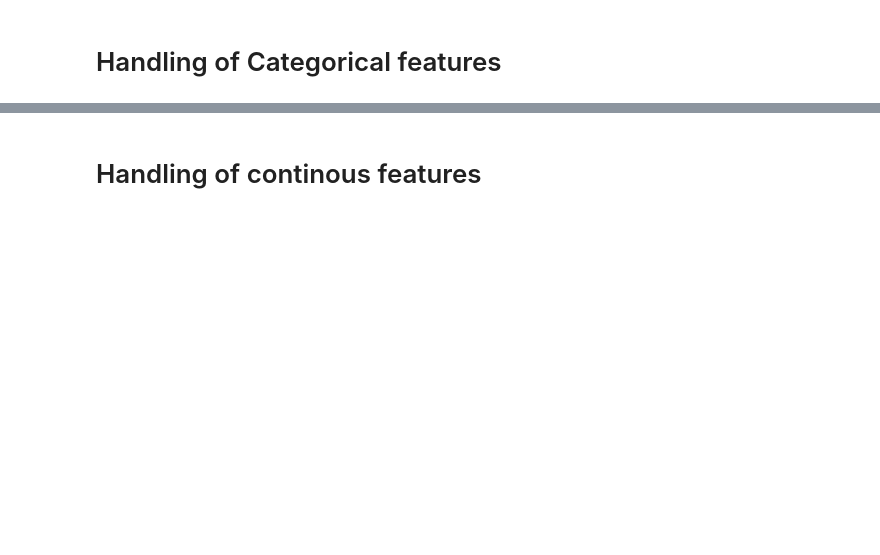
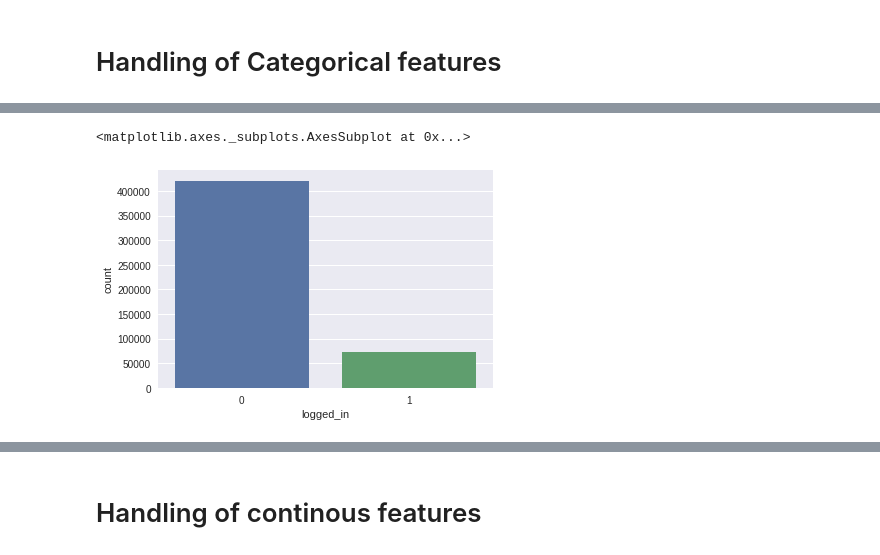
Before and after one commit to ccgcyber/Intrusion-Detection-1, a Jupyter notebook: EDA.ipynb, the cells around one changed output, grey strips where cells are left out. Saved outputs shown, nothing was run; the diff lists cells and outputs as text; code cells hidden in the pictures; blank space fills up the shorter version.

```diff
--- a/EDA.ipynb
+++ b/EDA.ipynb
@@ -184,0 +134,5 @@ Name: is_guest_login, dtype: int64
+# %%
+sns.countplot(x_train_cat['logged_in'])
+# %% [output]
+<matplotlib.axes._subplots.AxesSubplot at 0x...>
+[figure, added]
```
Also changed, not shown: parts of 50 cells of this notebook.
